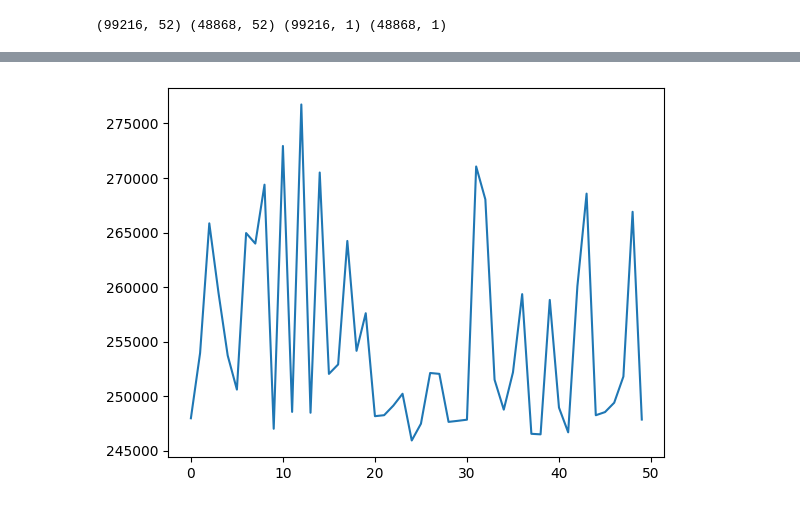
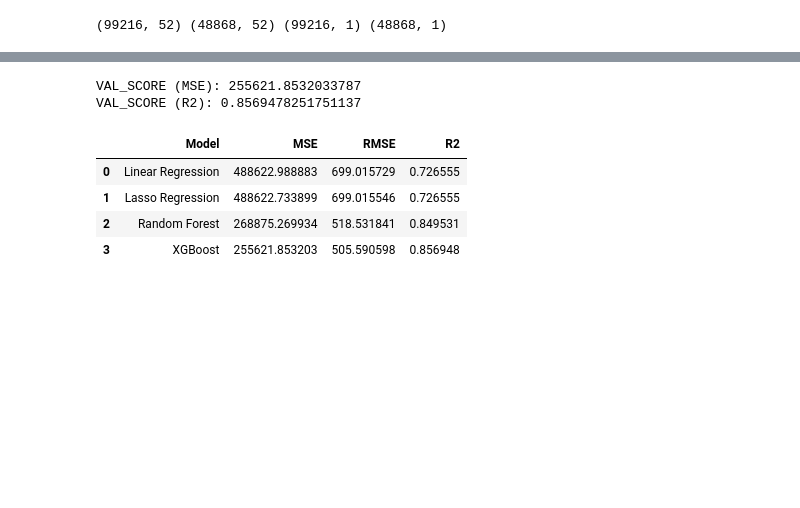
Before and after one commit to alvintanjl/HDB_Resale_Price_Regression, a Jupyter notebook: 3_Machine Learning.ipynb, the cells around one changed output, grey strips where cells are left out. Saved outputs shown, nothing was run; the diff lists cells and outputs as text; code cells hidden in the pictures; blank space fills up the shorter version.

```diff
--- a/3_Machine Learning.ipynb
+++ b/3_Machine Learning.ipynb
@@ -171,0 +259,2 @@ print(X_train.shape, X_test.shape, y_train.shape, y_test.shape)
+# %%
+model_results = pd.DataFrame()
@@ -171,0 +357,22 @@ print(X_train.shape, X_test.shape, y_train.shape, y_test.shape)
+# %%
+rf_model = RandomForestRegressor(
+        max_depth = int(best['max_depth']),
+        max_features = best['max_features'],
+        min_samples_leaf = best['min_samples_leaf'],
+        min_samples_split = int(best['min_samples_split']),
+        n_estimators = int(best['n_estimators'])
+)
+
+rf_model.fit(
+    X_train,
+    y_train
+)
+
+pred = rf_model.predict(X_test)
+mse= mean_squared_error(y_test, pred)
+r2 = r2_score(y_test, pred)
+print (f"VAL_SCORE (MSE): {mse}")
+print (f"VAL_SCORE (R2): {r2}")
+
+model_results = model_results.append({'Model': 'Random Forest', 'MSE': mse, 'RMSE': np.sqrt(mse), 'R2': r2}, ignore_index=True)
+model_results
@@ -247,17 +449,37 @@ VAL_SCORE (MSE): 247851.93671494545
 # %%
 # trials.trials
 # trials.results
-plt.plot(trials.losses())
-plt.show()
+# plt.plot(trials.losses())
+# plt.show()
-# %% [output]
-[figure, removed]
 # %%
-best_model = xgb.XGBRegressor(
+xgb_model = xgb.XGBRegressor(
     colsample_bytree = best['colsample_bytree'],
     gamma = best['gamma'],
     max_depth = int(best['max_depth']),
     min_child_weight = int(best['min_child_weight']),
     reg_alpha = int(best['reg_alpha']),
     reg_lambda = best['reg_lambda'],
     n_estimators = int(best['n_estimators'])
     )
+
+xgb_model.fit(
+    X_train,
+    y_train
+)
+
+pred = xgb_model.predict(X_test)
+mse= mean_squared_error(y_test, pred)
+r2 = r2_score(y_test, pred)
+print (f"VAL_SCORE (MSE): {mse}")
+print (f"VAL_SCORE (R2): {r2}")
+
+model_results = model_results.append({'Model': 'XGBoost', 'MSE': mse, 'RMSE': np.sqrt(mse), 'R2': r2}, ignore_index=True)
+model_results
+# %% [output]
+VAL_SCORE (MSE): 255621.8532033787
+VAL_SCORE (R2): 0.8569478251751137
+|  | Model | MSE | RMSE | R2 |
+| 0 | Linear Regression | 488622.988883 | 699.015729 | 0.726555 |
+| 1 | Lasso Regression | 488622.733899 | 699.015546 | 0.726555 |
+| 2 | Random Forest | 268875.269934 | 518.531841 | 0.849531 |
+| 3 | XGBoost | 255621.853203 | 505.590598 | 0.856948 |
```
Also changed, not shown: parts of 37 cells of this notebook, 2 other files.
